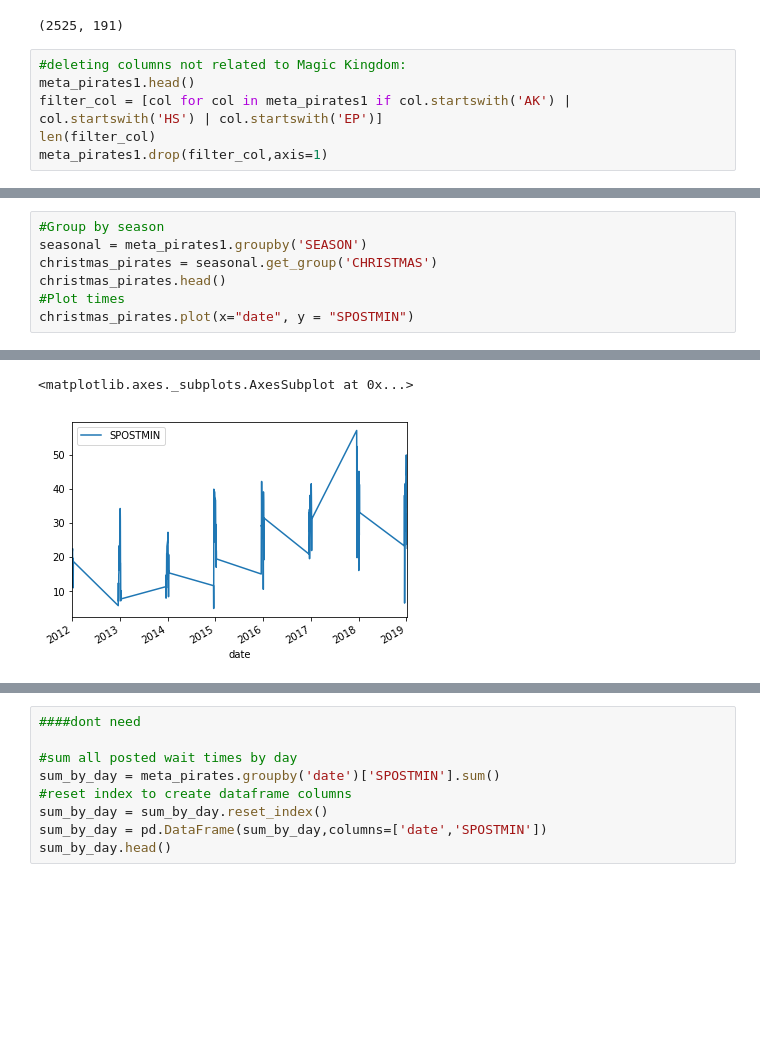
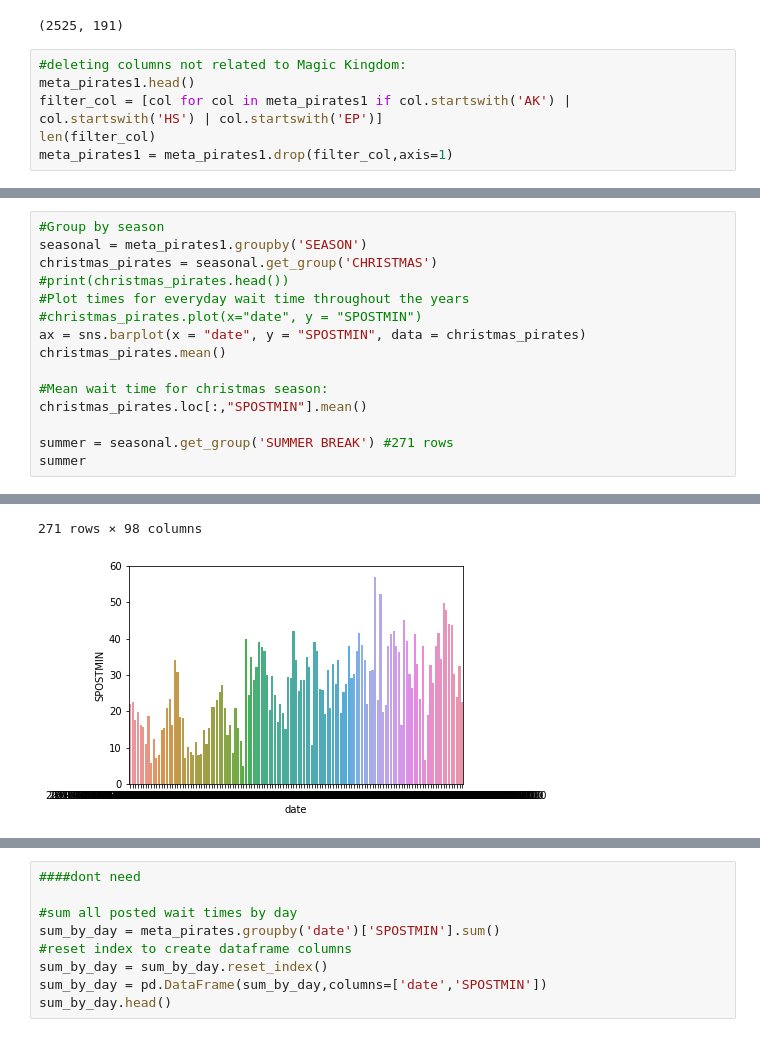
Before and after one commit to daviding11/Splash-Mountain-Wait-Time-Analysis, a Jupyter notebook: Testnotebook.derek.ipynb, the cells around one changed output, grey strips where cells are left out. Saved outputs shown, nothing was run; the diff lists cells and outputs as text; blank space fills up the shorter version.

```diff
--- a/Testnotebook.derek.ipynb
+++ b/Testnotebook.derek.ipynb
@@ -110,4 +94,4 @@ print(meta_pirates1.shape)
 meta_pirates1.head()
 filter_col = [col for col in meta_pirates1 if col.startswith('AK') | col.startswith('HS') | col.startswith('EP')]
 len(filter_col)
-meta_pirates1.drop(filter_col,axis=1)
+meta_pirates1 = meta_pirates1.drop(filter_col,axis=1)
@@ -134,7 +99,15 @@ meta_pirates1.drop(filter_col,axis=1)
 #Group by season
 seasonal = meta_pirates1.groupby('SEASON')
 christmas_pirates = seasonal.get_group('CHRISTMAS')
-christmas_pirates.head()
-#Plot times
-christmas_pirates.plot(x="date", y = "SPOSTMIN")
+#print(christmas_pirates.head())
+#Plot times for everyday wait time throughout the years
+#christmas_pirates.plot(x="date", y = "SPOSTMIN")
+ax = sns.barplot(x = "date", y = "SPOSTMIN", data = christmas_pirates)
+christmas_pirates.mean()
+
+#Mean wait time for christmas season:
+christmas_pirates.loc[:,"SPOSTMIN"].mean()
+
+summer = seasonal.get_group('SUMMER BREAK') #271 rows
+summer
 # %% [output]
@@ -141,2 +131,2 @@ christmas_pirates.plot(x="date", y = "SPOSTMIN")
-<matplotlib.axes._subplots.AxesSubplot at 0x...>
+271 rows × 98 columns
-[figure, old version]
+[figure, new version]
```
Also changed, not shown: parts of 7 cells of this notebook.
